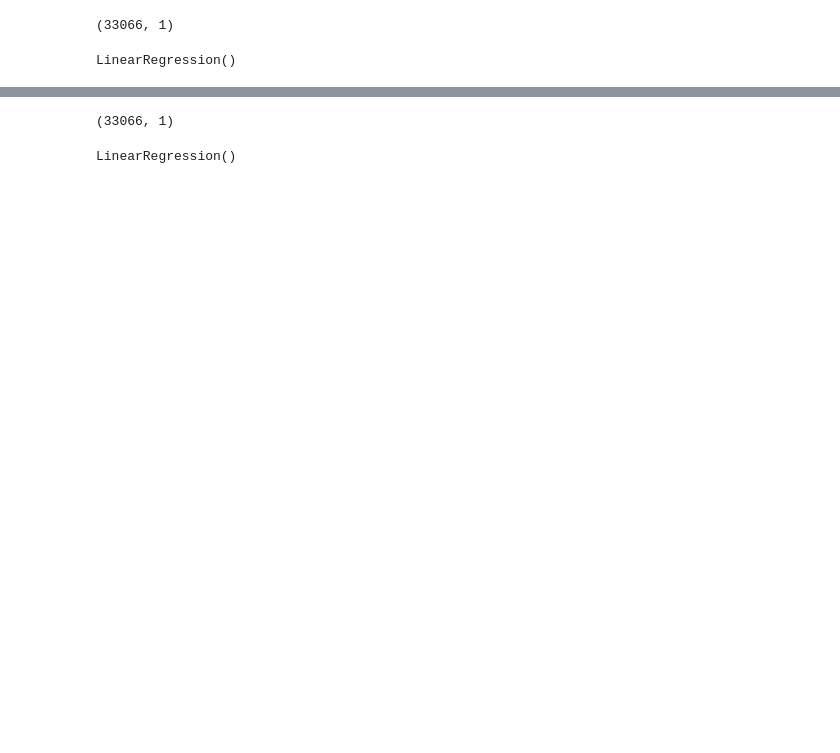
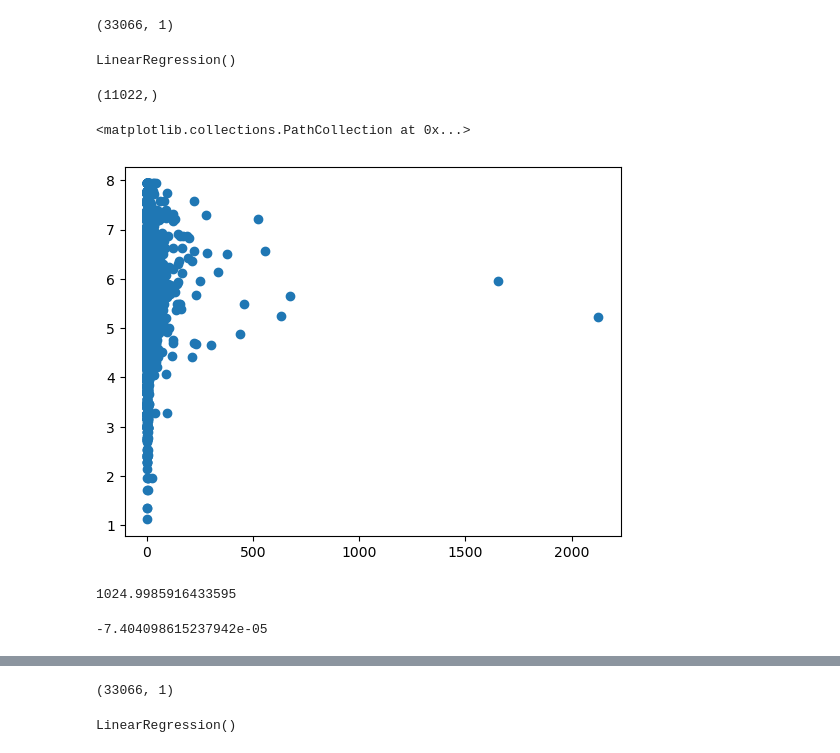
Before and after one commit to cloestreich/Final-Project, a Jupyter notebook: MachineLearning_2A.ipynb, the cells around one changed output, grey strips where cells are left out. Saved outputs shown, nothing was run; the diff lists cells and outputs as text; code cells hidden in the pictures; blank space fills up the shorter version.

```diff
--- a/MachineLearning_2A.ipynb
+++ b/MachineLearning_2A.ipynb
@@ -33,3 +33,9 @@ classifier=LinearRegression()
 classifier.fit(X_train,y_train)
 # %% [output]
 LinearRegression()
+# %%
+predictions = classifier.predict(X_test)
+# %%
+print(predictions.shape)
+# %% [output]
+(11022,)
@@ -35,0 +44,14 @@ LinearRegression()
+# %%
+plt.scatter(y_test,predictions)
+# %% [output]
+<matplotlib.collections.PathCollection at 0x...>
+[figure, added]
+# %%
+from sklearn.metrics import mean_squared_error, r2_score
+mean_squared_error(y_test,predictions)
+# %% [output]
+1024.9985916433595
+# %%
+r2_score(np.array(y_test),predictions)
+# %% [output]
+-7.404098615237942e-05
```
Also changed, not shown: parts of 17 cells of this notebook, 5 other files.
